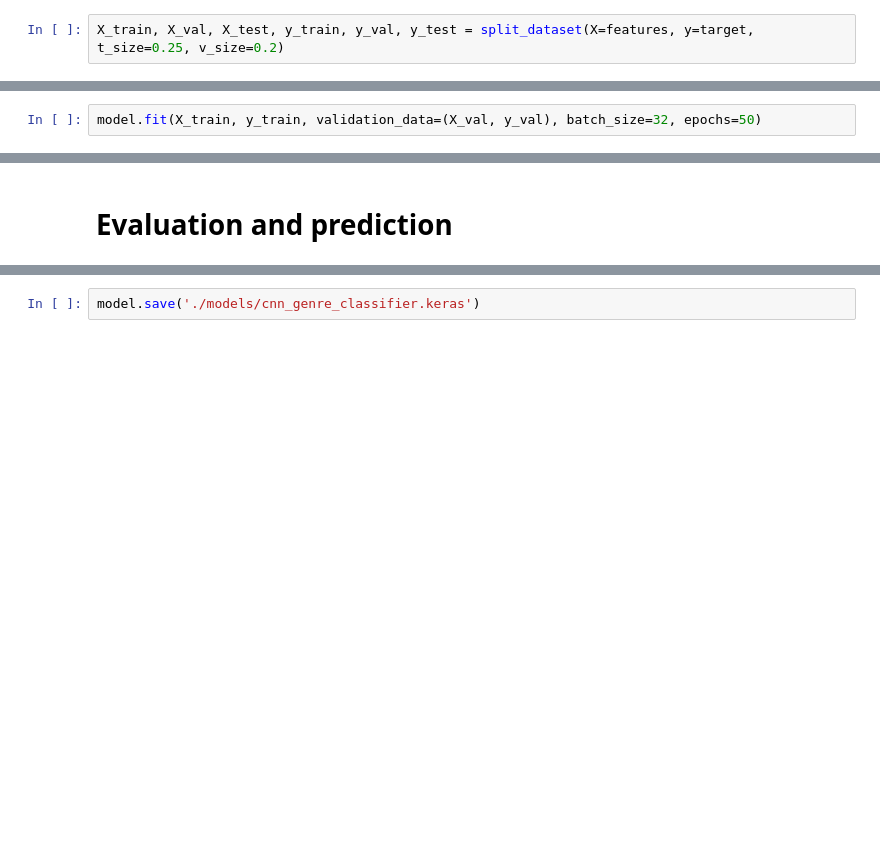
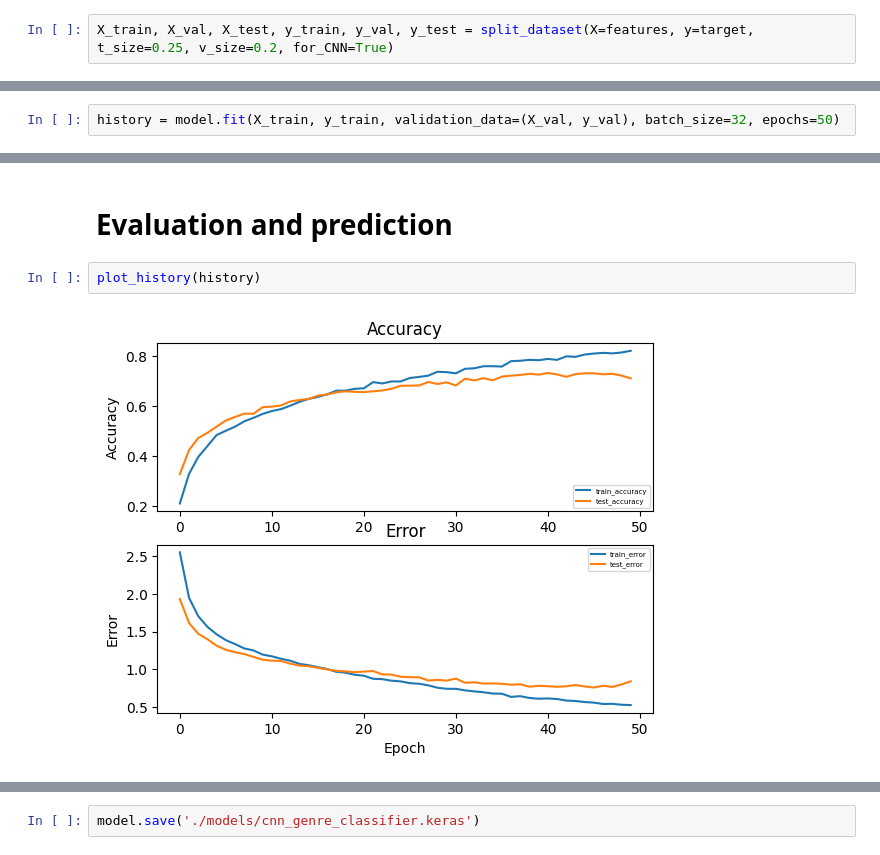
Before and after one commit to baelthebard42/Music-Genre-Classifier, a Jupyter notebook: classifier_using_CNN.ipynb, the cells around one changed output, grey strips where cells are left out. Drawn from its saved outputs; the diff is of its cells as text; blank space fills up the shorter version.

```diff
--- a/classifier_using_CNN.ipynb
+++ b/classifier_using_CNN.ipynb
@@ -23,7 +23,7 @@ target.shape
 # %% [output]
 (9986,)
 # %%
-X_train, X_val, X_test, y_train, y_val, y_test = split_dataset(X=features, y=target, t_size=0.25, v_size=0.2)
+X_train, X_val, X_test, y_train, y_val, y_test = split_dataset(X=features, y=target, t_size=0.25, v_size=0.2, for_CNN=True)
 # %%
 X_train.shape
 # %% [output]
@@ -86,6 +86,6 @@ Model: "sequential"
 # %% [markdown]
 # Training
 # %%
-model.fit(X_train, y_train, validation_data=(X_val, y_val), batch_size=32, epochs=50)
+history = model.fit(X_train, y_train, validation_data=(X_val, y_val), batch_size=32, epochs=50)
 # %% [output]
 Epoch 1/50
@@ -109,5 +108,9 @@ Epoch 50/50
 # %% [markdown]
 # Evaluation and prediction
+# %%
+plot_history(history)
+# %% [output]
+[figure, added]
 # %%
 test_error, test_accuracy = model.evaluate(X_test, y_test, verbose=1)
 
```
Also changed, not shown: parts of 4 cells of this notebook, 4 other files.
